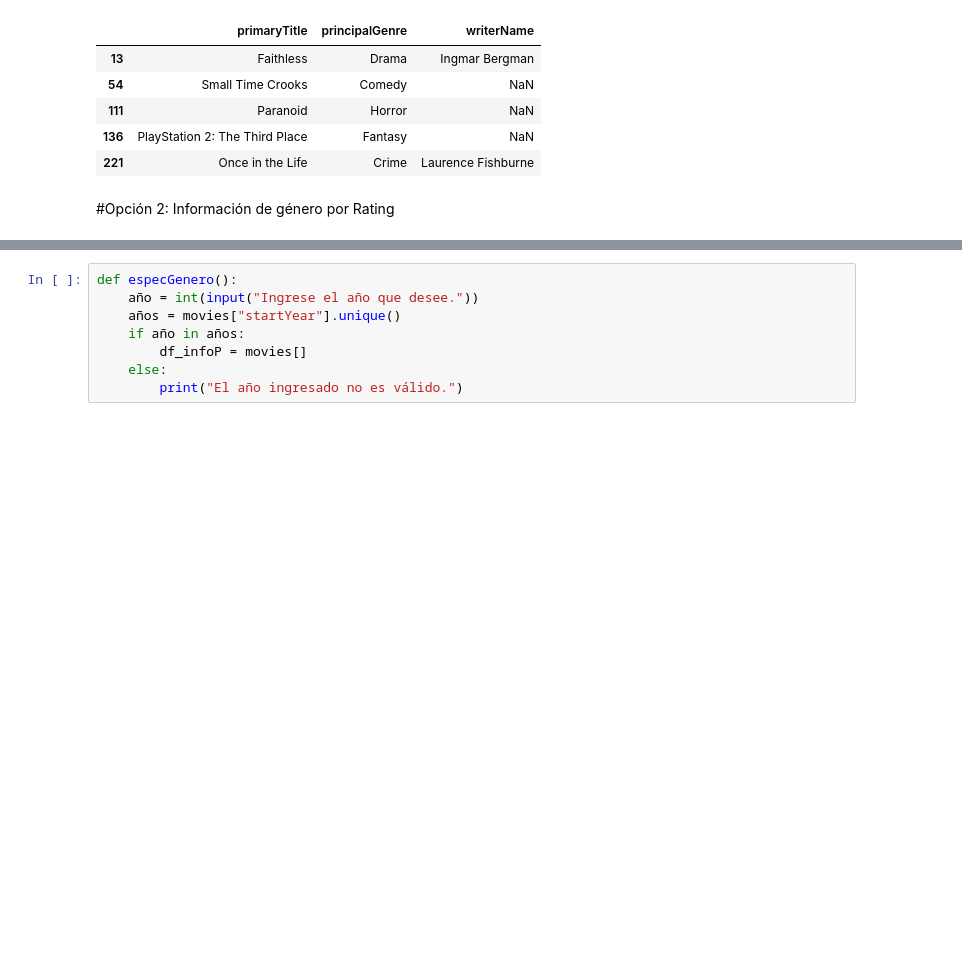
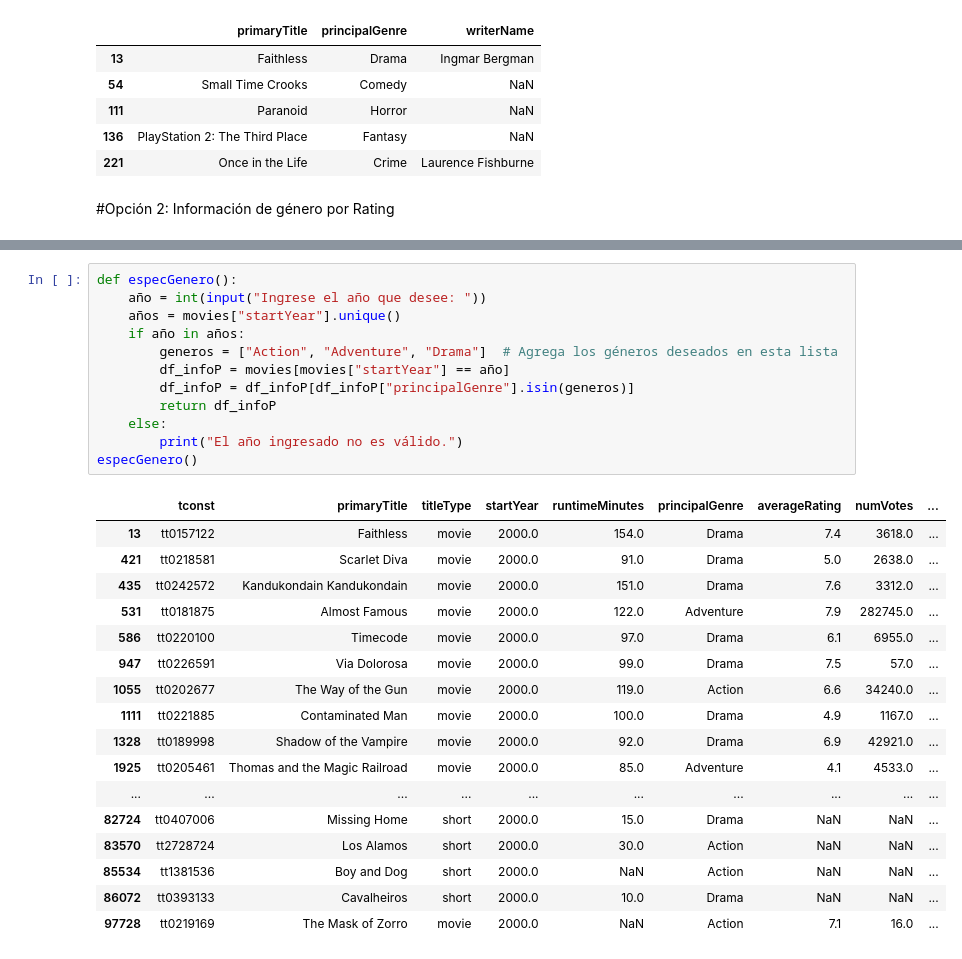
Before and after one commit to AngelEsquit/Ejercicio-5, a Jupyter notebook: Ejercicio 5.ipynb, the cells around one changed output, grey strips where cells are left out. Cells and saved outputs as stored; diff of their text form; blank space fills up the shorter version.

```diff
--- a/Ejercicio 5.ipynb
+++ b/Ejercicio 5.ipynb
@@ -61,9 +61,31 @@ top_pGenero()
 | 7469 | tt2898904 | Paranormal Highway | movie | 2017.0 | 93.0 | Horror | 2.1 | 207.0 | ... |
 # %%
 def especGenero():
-    año = int(input("Ingrese el año que desee."))
+    año = int(input("Ingrese el año que desee: "))
     años = movies["startYear"].unique()
     if año in años:
-        df_infoP = movies[]
+        generos = ["Action", "Adventure", "Drama"]  # Agrega los géneros deseados en esta lista
+        df_infoP = movies[movies["startYear"] == año]
+        df_infoP = df_infoP[df_infoP["principalGenre"].isin(generos)]
+        return df_infoP
     else:
         print("El año ingresado no es válido.")
+especGenero()
+# %% [output]
+|  | tconst | primaryTitle | titleType | startYear | runtimeMinutes | principalGenre | averageRating | numVotes | ... |
+| 13 | tt0157122 | Faithless | movie | 2000.0 | 154.0 | Drama | 7.4 | 3618.0 | ... |
+| 421 | tt0218581 | Scarlet Diva | movie | 2000.0 | 91.0 | Drama | 5.0 | 2638.0 | ... |
+| 435 | tt0242572 | Kandukondain Kandukondain | movie | 2000.0 | 151.0 | Drama | 7.6 | 3312.0 | ... |
+| 531 | tt0181875 | Almost Famous | movie | 2000.0 | 122.0 | Adventure | 7.9 | 282745.0 | ... |
+| 586 | tt0220100 | Timecode | movie | 2000.0 | 97.0 | Drama | 6.1 | 6955.0 | ... |
+| 947 | tt0226591 | Via Dolorosa | movie | 2000.0 | 99.0 | Drama | 7.5 | 57.0 | ... |
+| 1055 | tt0202677 | The Way of the Gun | movie | 2000.0 | 119.0 | Action | 6.6 | 34240.0 | ... |
+| 1111 | tt0221885 | Contaminated Man | movie | 2000.0 | 100.0 | Drama | 4.9 | 1167.0 | ... |
+| 1328 | tt0189998 | Shadow of the Vampire | movie | 2000.0 | 92.0 | Drama | 6.9 | 42921.0 | ... |
+| 1925 | tt0205461 | Thomas and the Magic Railroad | movie | 2000.0 | 85.0 | Adventure | 4.1 | 4533.0 | ... |
+| ... | ... | ... | ... | ... | ... | ... | ... | ... | ... |
+| 82724 | tt0407006 | Missing Home | short | 2000.0 | 15.0 | Drama | NaN | NaN | ... |
+| 83570 | tt2728724 | Los Alamos | short | 2000.0 | 30.0 | Action | NaN | NaN | ... |
+| 85534 | tt1381536 | Boy and Dog | short | 2000.0 | NaN | Action | NaN | NaN | ... |
+| 86072 | tt0393133 | Cavalheiros | short | 2000.0 | 10.0 | Drama | NaN | NaN | ... |
+| 97728 | tt0219169 | The Mask of Zorro | movie | 2000.0 | NaN | Action | 7.1 | 16.0 | ... |
```
Also changed, not shown: parts of 8 cells of this notebook.
